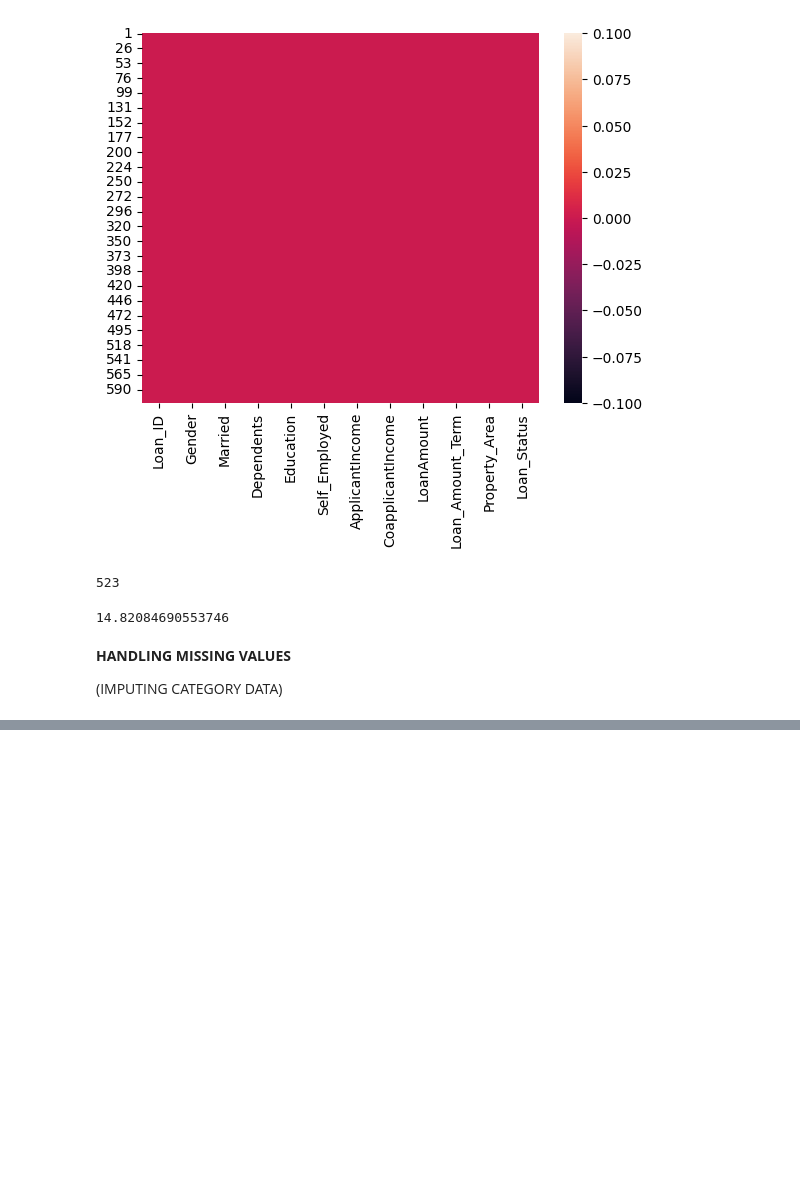
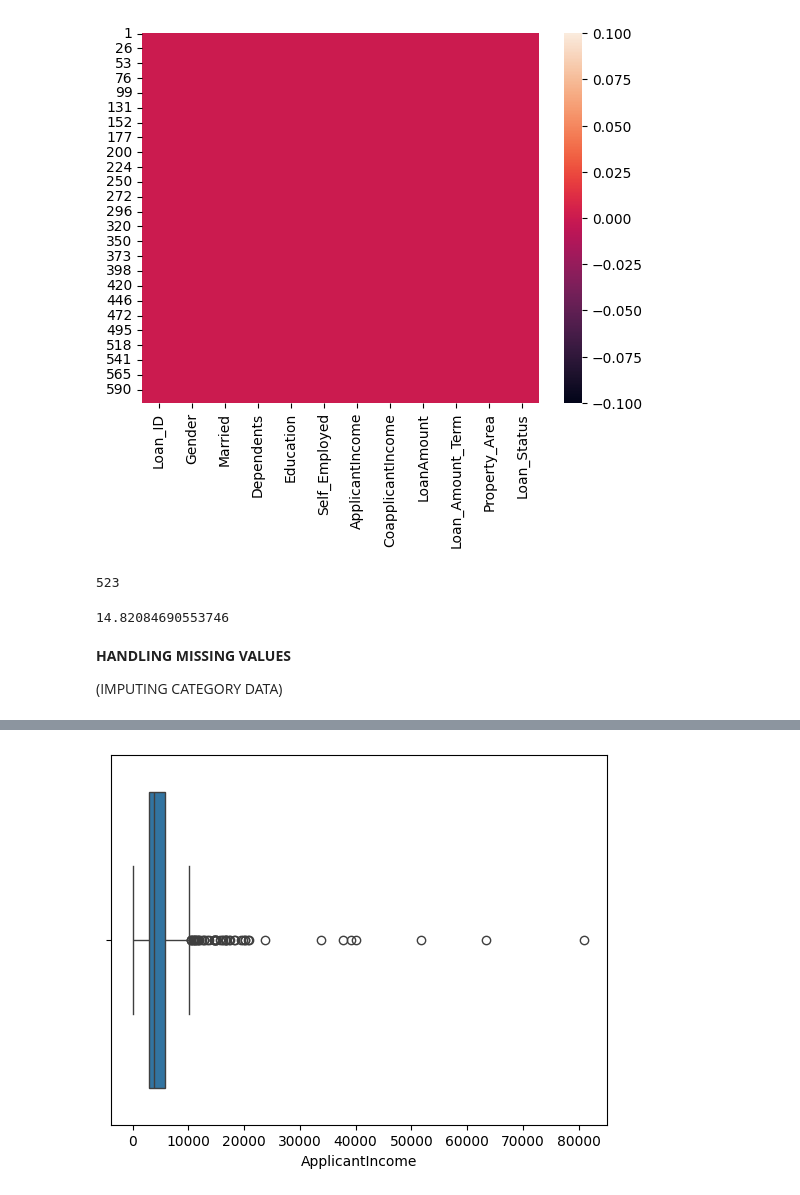
Before and after one commit to sanskar-choukse/DataAnalysis, a Jupyter notebook: Exploratory Data Analysis/4.0-Loan dataset EDA.ipynb, the cells around one changed output, grey strips where cells are left out. Saved outputs shown, nothing was run; the diff lists cells and outputs as text; code cells hidden in the pictures; blank space fills up the shorter version.

```diff
--- a/Exploratory Data Analysis/4.0-Loan dataset EDA.ipynb
+++ b/Exploratory Data Analysis/4.0-Loan dataset EDA.ipynb
@@ -173,0 +716,5 @@ df.isnull().sum()
+# %%
+sns.boxplot(x='ApplicantIncome',data=df)
+plt.show()
+# %% [output]
+[figure, added]
```
Also changed, not shown: parts of 164 cells of this notebook, 3 other files.
